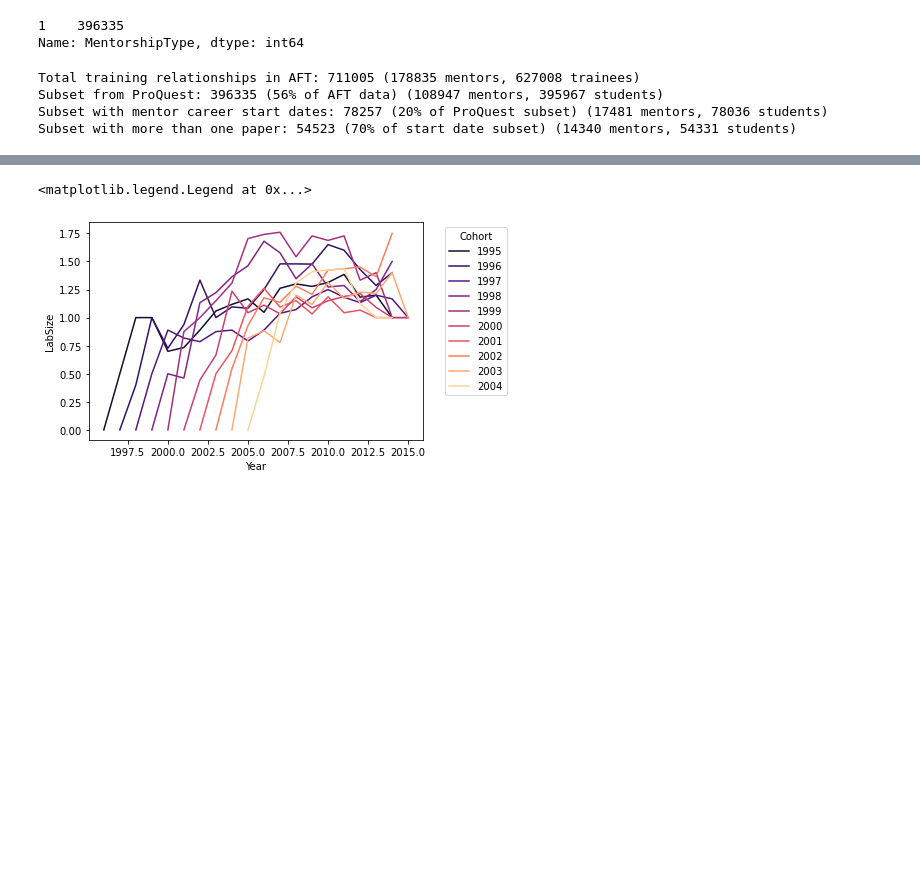
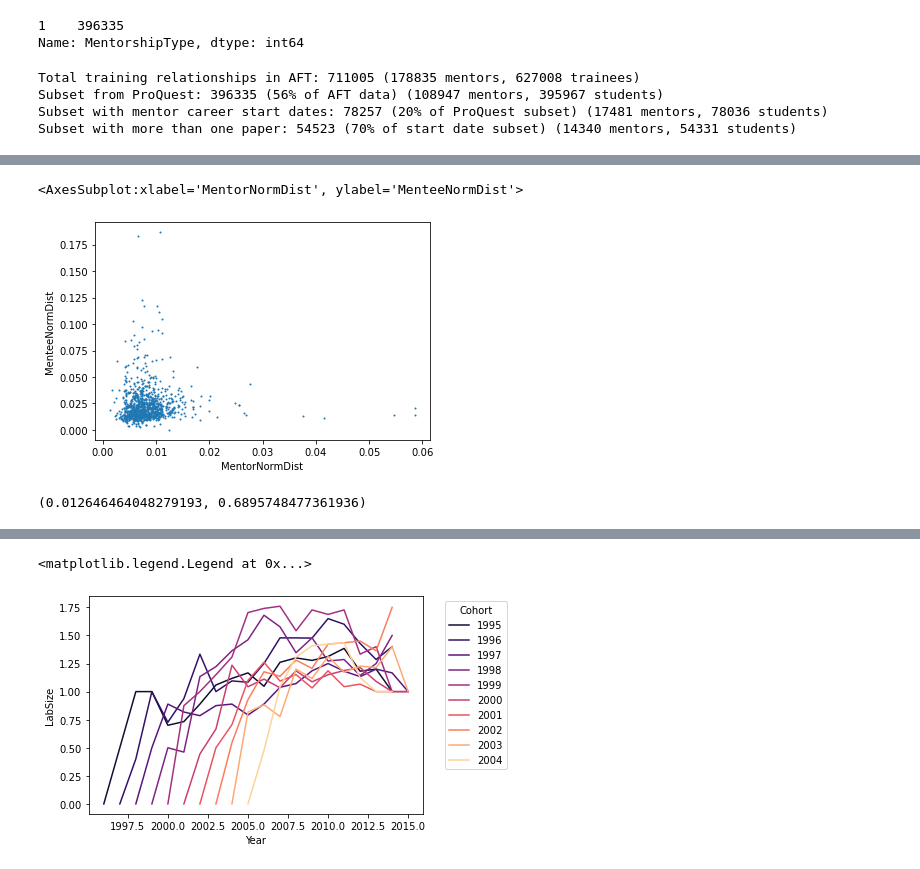
Before and after one commit to schwarza/s4_group_project, a Jupyter notebook: lps_scratch.ipynb, the cells around one changed output, grey strips where cells are left out. Saved outputs shown, nothing was run; the diff lists cells and outputs as text; code cells hidden in the pictures; blank space fills up the shorter version.

```diff
--- a/lps_scratch.ipynb
+++ b/lps_scratch.ipynb
@@ -190,0 +245,9 @@ plt.legend();
+# %%
+d2.plot.scatter(x='MentorNormDist',y='MenteeNormDist',s=1)
+# %% [output]
+<AxesSubplot:xlabel='MentorNormDist', ylabel='MenteeNormDist'>
+[figure, added]
+# %%
+pearsonr(d2['MentorNormDist'],d2['MenteeNormDist'])
+# %% [output]
+(0.012646464048279193, 0.6895748477361936)
```
Also changed, not shown: parts of 12 cells of this notebook.
